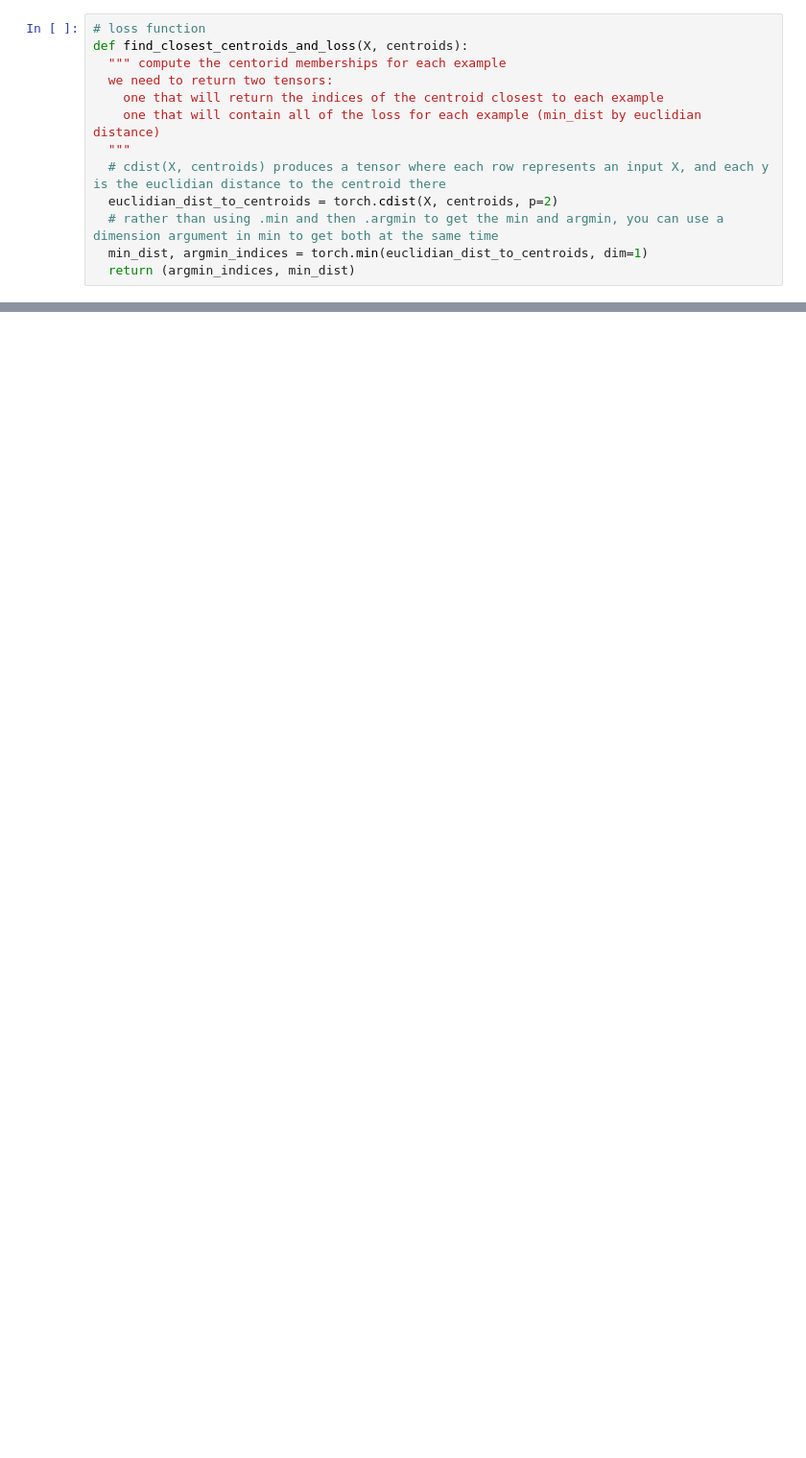
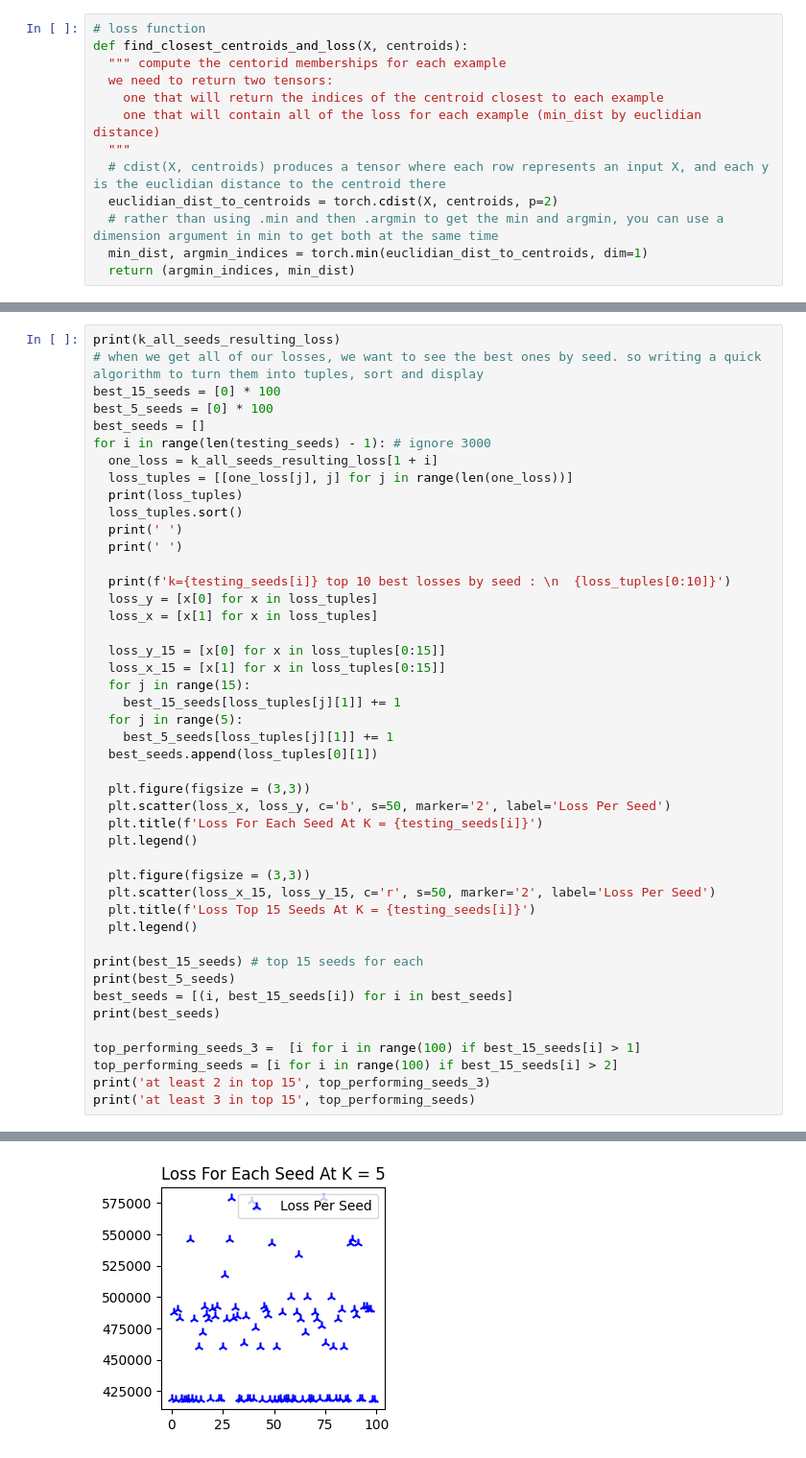
Before and after one commit to Tyrowo/county-population-clustering, a Jupyter notebook: K-Means Clustering.ipynb, the cells around one changed output, grey strips where cells are left out. Shown at 96% size. Cells and saved outputs as stored; diff of their text form; blank space fills up the shorter version.

```diff
--- a/K-Means Clustering.ipynb
+++ b/K-Means Clustering.ipynb
@@ -370,0 +491,46 @@ Resulting Best Centroid Counts:
+# %%
+print(k_all_seeds_resulting_loss)
+# when we get all of our losses, we want to see the best ones by seed. so writing a quick algorithm to turn them into tuples, sort and display
+best_15_seeds = [0] * 100
+best_5_seeds = [0] * 100
+best_seeds = []
+for i in range(len(testing_seeds) - 1): # ignore 3000
+  one_loss = k_all_seeds_resulting_loss[1 + i]
+  loss_tuples = [[one_loss[j], j] for j in range(len(one_loss))]
+  print(loss_tuples)
+  loss_tuples.sort()
+  print(' ')
+  print(' ')
+
+  print(f'k={testing_seeds[i]} top 10 best losses by seed : \n  {loss_tuples[0:10]}')
+  loss_y = [x[0] for x in loss_tuples]
+  loss_x = [x[1] for x in loss_tuples]
+
+  loss_y_15 = [x[0] for x in loss_tuples[0:15]]
+  loss_x_15 = [x[1] for x in loss_tuples[0:15]]
+  for j in range(15):
+    best_15_seeds[loss_tuples[j][1]] += 1
+  for j in range(5):
+    best_5_seeds[loss_tuples[j][1]] += 1
+  best_seeds.append(loss_tuples[0][1])
+
+  plt.figure(figsize = (3,3))
+  plt.scatter(loss_x, loss_y, c='b', s=50, marker='2', label='Loss Per Seed')
+  plt.title(f'Loss For Each Seed At K = {testing_seeds[i]}')
+  plt.legend()
+
+  plt.figure(figsize = (3,3))
+  plt.scatter(loss_x_15, loss_y_15, c='r', s=50, marker='2', label='Loss Per Seed')
+  plt.title(f'Loss Top 15 Seeds At K = {testing_seeds[i]}')
+  plt.legend()
+
+print(best_15_seeds) # top 15 seeds for each
+print(best_5_seeds)
+best_seeds = [(i, best_15_seeds[i]) for i in best_seeds]
+print(best_seeds)
+
+top_performing_seeds_3 =  [i for i in range(100) if best_15_seeds[i] > 1]
+top_performing_seeds = [i for i in range(100) if best_15_seeds[i] > 2]
+print('at least 2 in top 15', top_performing_seeds_3)
+print('at least 3 in top 15', top_performing_seeds)
+# %% [output]
@@ -370,0 +554 @@ Resulting Best Centroid Counts:
+[figure, added]
```
Also changed, not shown: parts of 17 cells of this notebook.
